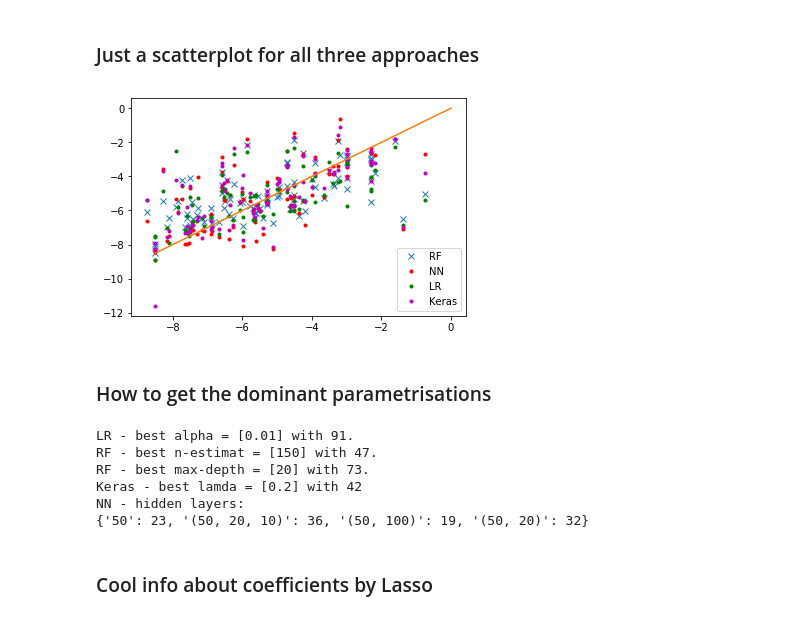
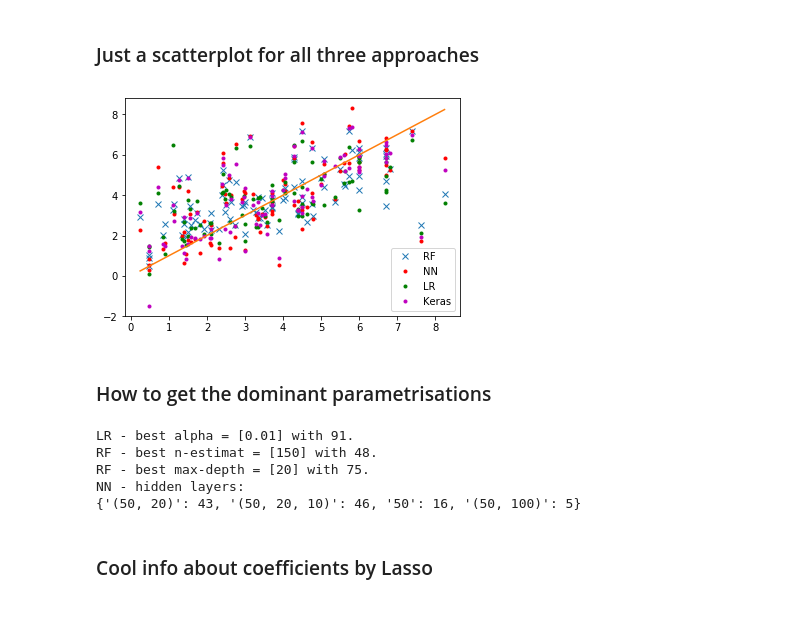
Before and after one commit to giorkala/Drug-Target-Interactions, a Jupyter notebook: Project_SingleTL_CrossVal.ipynb, the cells around one changed output. Cells and saved outputs as stored; diff of their text form; code cells hidden in the pictures.

```diff
--- a/Project_SingleTL_CrossVal.ipynb
+++ b/Project_SingleTL_CrossVal.ipynb
@@ -231,16 +241,23 @@ for target in Targets:
         if point[0]==target:
             X_train.append( Fingerprints[point[1]] )
             Y_train.append( float(point[2]) )
-    # cross validation
-    cvr = GridSearchCV(Lasso(random_state=2019, max_iter=5000), param_grid, cv=nfolds, n_jobs=njobs, iid=True)
-    cvr.fit(X_train, Y_train)
-    # select best parametrisation
-    LR = Lasso( alpha= cvr.best_params_['alpha'], max_iter=5000, random_state=2019)
-    LR.fit(X_train,Y_train)
+
+    if os.path.isfile(pathtosaved+'LR_'+target+'_'+'pIC50new.sav'):
+        # model is already trained - just load
+        with open( pathtosaved+'LR_'+target+'_'+'pIC50new.sav', 'rb') as f:
+            LR = pickle.load( f )
+    else:
+        print("cross validation")
+        cvr = GridSearchCV(Lasso(random_state=2019, max_iter=3000), param_grid, cv=nfolds, n_jobs=njobs, iid=True)
+        cvr.fit(X_train, Y_train)
+        # select best parametrisation
+        LR = Lasso( alpha= cvr.best_params_['alpha'], max_iter=3000, random_state=2019)
+        LR.fit(X_train,Y_train)
+        pickle.dump(LR, open(pathtosaved+'LR_'+target+'_'+'pIC50new.sav', 'wb'))
+
     Scores_LR_train.append( LR.score( X_train,  Y_train))
     Target_info[target]['LR_train_r2'] = Scores_LR_train[-1] # add info
     LR_all[target] = LR
-#     print(Scores_LR_train[-1])
     if count%25==0:
         print("More than %d targets are processed" % count)
         print("Mean score so far: %f" % np.mean(Scores_LR_train))
@@ -335,25 +358,34 @@ Pred_NN = []; Pred_RF  = []; Pred_LR = []; Pred_my=[];
 True_vals = []
 Pred_pertarget = dict() # contains lists with tuples: (true, pred_RF, pred_NN)
 
+Time_RF=0; Time_NN=0; Time_LR=0; Time_my=0
 with open("SingleTL_final_results.txt",'w') as f:
-    # this file contains all the important stuff for the comparison
+#     this file contains all the important stuff for the comparison
     f.write("Target\tCompound\tTrue\tRFR\tMLPR\tLR\tKeras\n")
     for point in Interactions_valid:
         # point = [ target, compound, pIC50 ]
         True_vals.append( float(point[2]) )
         x_test = np.array( Fingerprints[point[1]] ).reshape(1,-1) # prepare for prediction
 
+        t0=time()
         model = RF_all[point[0]]
         Pred_RF.append( model.predict( x_test ) )
+        Time_RF+=time()-t0
 
+        t0=time()
         model = NN_all[point[0]]
         Pred_NN.append( model.predict( x_test ) )
+        Time_NN+=time()-t0
 
+        t0=time()
         model = LR_all[point[0]]
         Pred_LR.append( model.predict( x_test ) )
+        Time_LR+=time()-t0
 
+        t0=time()
         model = myNN_all[point[0]]
-        Pred_my.append( model.predict( x_test ) )
+        Pred_my.append( model.predict( x_test )[0] )
+        Time_my+=time()-t0
 
         f.write("{0}\t{1}\t{2}\t{3}\t{4}\t{5}\t{6}\n".format(point[0], point[1], point[2], Pred_RF[-1][0], Pred_NN[-1][0], Pred_LR[-1][0], Pred_my[-1][0]))
 
@@ -392,19 +447,19 @@ for target in Pred_pertarget:
 
     # calculate performance for each method
     r2 = r2_score(true, pred_RF)
-    Target_info[target]['RF_pertarget_r2'] = r2 # add info
+    Target_info[target]['RF_valid_r2'] = r2 # add info
     Scores_RF_valid_pertarget.append( r2 )
 
     r2 = r2_score(true, pred_NN)
-    Target_info[target]['NN_pertarget_r2'] = r2 # add info
+    Target_info[target]['NN_valid_r2'] = r2 # add info
     Scores_NN_valid_pertarget.append( r2 )
 
     r2 = r2_score(true, pred_LR)
-    Target_info[target]['LR_pertarget_r2'] = r2 # add info
+    Target_info[target]['LR_valid_r2'] = r2 # add info
     Scores_LR_valid_pertarget.append( r2 )
 
     r2 = r2_score(true, pred_my)
-    Target_info[target]['my_pertarget_r2'] = r2 # add info
+    Target_info[target]['my_valid_r2'] = r2 # add info
     Scores_my_valid_pertarget.append( r2 )
 
     print("R2 score for {0}, RF | NN | LR | Keras = {1:.2f} | {2:.2f} | {3:.2f} | {4:.3f}".format(target, Scores_RF_valid_pertarget[-1], Scores_NN_valid_pertarget[-1], Scores_LR_valid_pertarget[-1], Scores_my_valid_pertarget[-1]))
@@ -504,26 +559,25 @@ plt.show()
 # %%
 target = Targets[70]
 true=[]
 pred_RF=[]; pred_NN=[]; pred_LR=[]; pred_my=[];
 # aggregate predictions
 for tuples in Pred_pertarget[target]:
     true.append( tuples[0] )
     pred_RF.append( tuples[1] )
     pred_NN.append( tuples[2] )
     pred_LR.append( tuples[3] )
     pred_my.append( tuples[4] )
 
 plt.figure()
 plt.plot(true, pred_RF,'x',label='RF')
 plt.plot(true, pred_NN,'r.',label='NN')
 plt.plot(true, pred_LR,'g.',label='LR')
 plt.plot(true, pred_my,'m.',label='Keras')
-plt.plot([-8.5,0],[-8.5,0])
-
+plt.plot([min(true), max(true)], [min(true), max(true)])
 plt.legend(loc=4)
 plt.show()
 # %% [output]
-[figure, old version]
+[figure, new version]
 # %% [markdown]
 ### How to get the dominant parametrisations
 # %%
@@ -534,11 +588,11 @@ for model in LR_all:
     temp2.append( RF_all[model].get_params()['n_estimators'] )
     temp3.append( RF_all[model].get_params()['max_depth'] )
     temp4.append( NN_all[model].get_params()['hidden_layer_sizes'])
-    temp5.append( myNN_all[model].get_params()['lamda'] )
+#     temp5.append( myNN_all[model].get_params()['lamda'] )
 print('LR - best alpha = {0} with {1}.'.format( mode(temp1)[0], mode(temp1)[1][0]) )
 print('RF - best n-estimat = {0} with {1}.'.format( mode(temp2)[0], mode(temp2)[1][0]) )
 print('RF - best max-depth = {0} with {1}.'.format( mode(temp3)[0], mode(temp3)[1][0]) )
-print('Keras - best lamda = {0} with {1}'.format( mode(temp5)[0], mode(temp5)[1][0]) )
+# print('Keras - best lamda = {0} with {1}'.format( mode(temp5)[0], mode(temp5)[1][0]) )
 temp_dict={}
 for x in temp4:
     if str(x) in temp_dict:
@@ -547,13 +601,14 @@ for x in temp4:
         temp_dict[ str(x) ] = 1
 print("NN - hidden layers:")
 print( temp_dict)
+# for model in NN_all:
+#     print( NN_all[model].get_params()['hidden_layer_sizes'])
 # %% [output]
 LR - best alpha = [0.01] with 91.
-RF - best n-estimat = [150] with 47.
-RF - best max-depth = [20] with 73.
-Keras - best lamda = [0.2] with 42
+RF - best n-estimat = [150] with 48.
+RF - best max-depth = [20] with 75.
 NN - hidden layers:
-{'50': 23, '(50, 20, 10)': 36, '(50, 100)': 19, '(50, 20)': 32}
+{'(50, 20)': 43, '(50, 20, 10)': 46, '50': 16, '(50, 100)': 5}
 # %% [markdown]
 ### Cool info about coefficients by Lasso
 # %%
```
Also changed, not shown: parts of 30 cells of this notebook, 6 other files.
